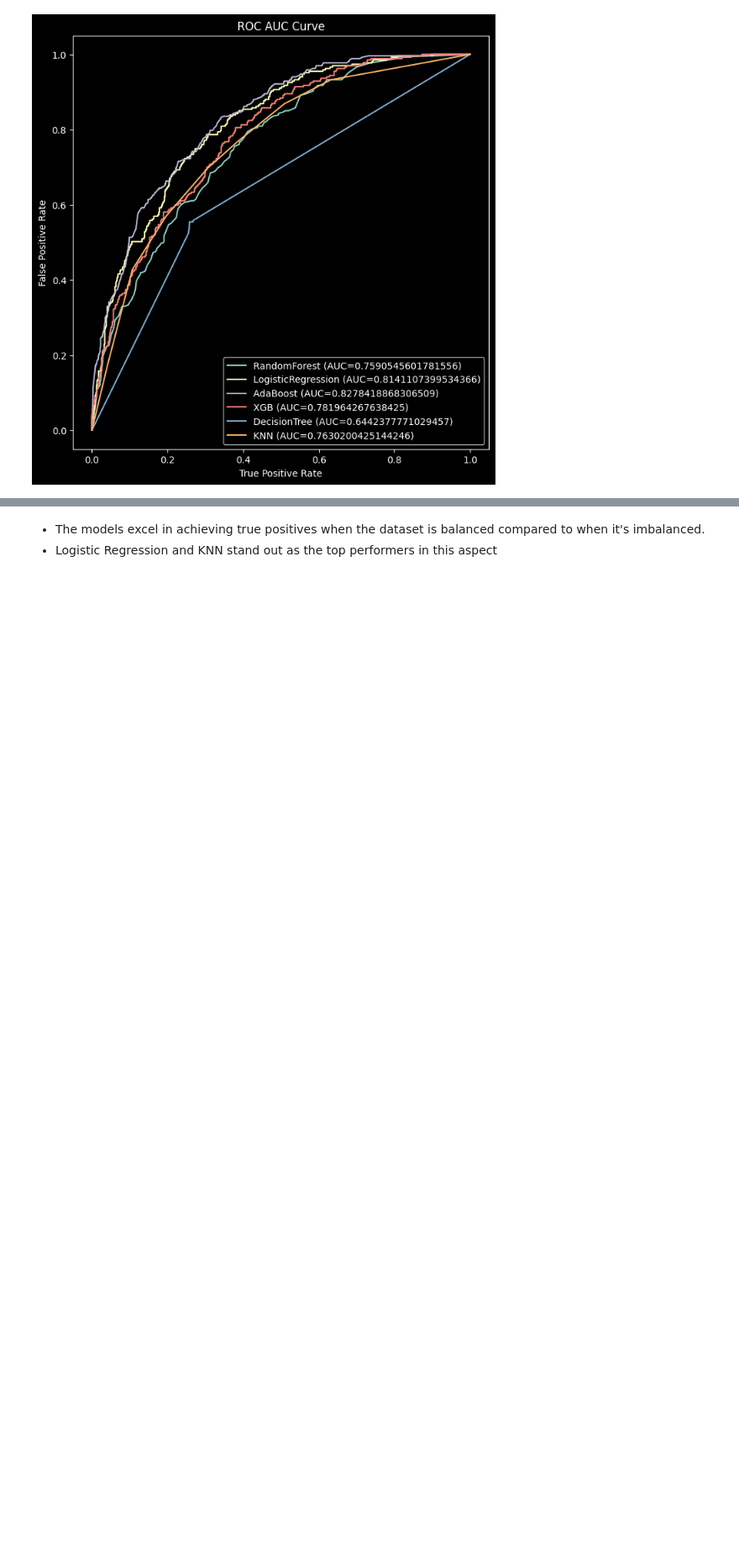
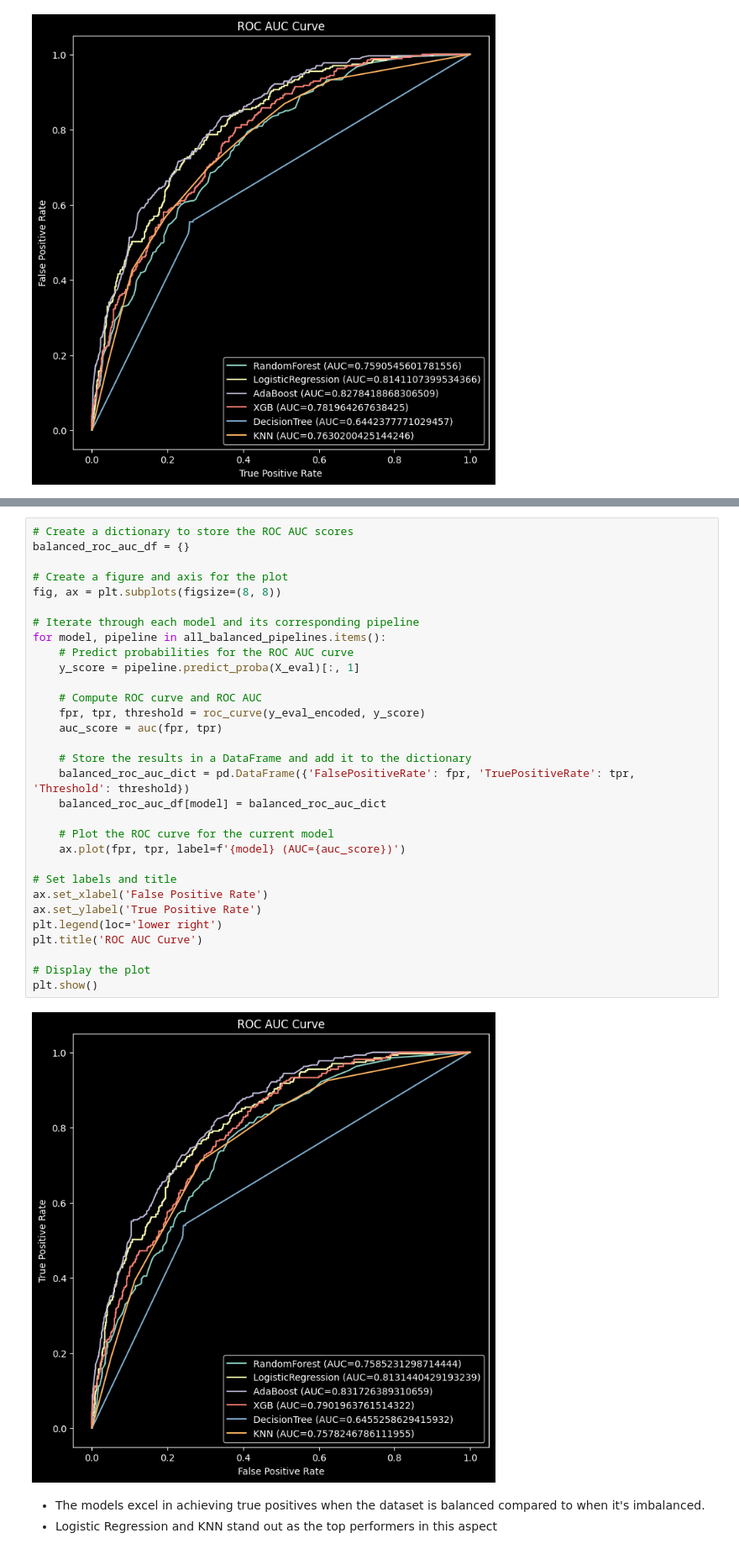
Before and after one commit to zubeetech/Customer-Churn-Prediction, a Jupyter notebook: Notebook/customer_churn.ipynb, the cells around one changed output, grey strips where cells are left out. Shown at 84% size. Cells and saved outputs as stored; diff of their text form; blank space fills up the shorter version.

```diff
--- a/Notebook/customer_churn.ipynb
+++ b/Notebook/customer_churn.ipynb
@@ -964,3 +971,36 @@ for i, model in enumerate(balanced_metrics_df['model']):
+# %%
+# Create a dictionary to store the ROC AUC scores
+balanced_roc_auc_df = {}
+
+# Create a figure and axis for the plot
+fig, ax = plt.subplots(figsize=(8, 8))
+
+# Iterate through each model and its corresponding pipeline
+for model, pipeline in all_balanced_pipelines.items():
+    # Predict probabilities for the ROC AUC curve
+    y_score = pipeline.predict_proba(X_eval)[:, 1]
+
+    # Compute ROC curve and ROC AUC
+    fpr, tpr, threshold = roc_curve(y_eval_encoded, y_score)
+    auc_score = auc(fpr, tpr)
+
+    # Store the results in a DataFrame and add it to the dictionary
+    balanced_roc_auc_dict = pd.DataFrame({'FalsePositiveRate': fpr, 'TruePositiveRate': tpr, 'Threshold': threshold})
+    balanced_roc_auc_df[model] = balanced_roc_auc_dict
+
+    # Plot the ROC curve for the current model
+    ax.plot(fpr, tpr, label=f'{model} (AUC={auc_score})')
+
+# Set labels and title
+ax.set_xlabel('False Positive Rate')
+ax.set_ylabel('True Positive Rate')
+plt.legend(loc='lower right')
+plt.title('ROC AUC Curve')
+
+# Display the plot
+plt.show()
+# %% [output]
+[figure, added]
 # %% [markdown]
 - The models excel in achieving true positives when the dataset is balanced compared to when it's imbalanced.
 - Logistic Regression and KNN stand out as the top performers in this aspect
```
Also changed, not shown: parts of 4 cells of this notebook.
